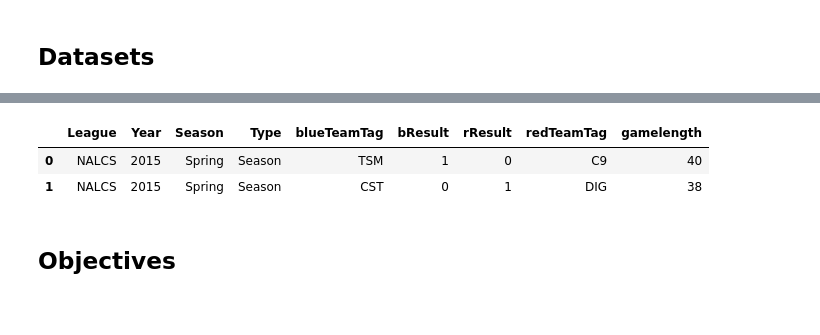
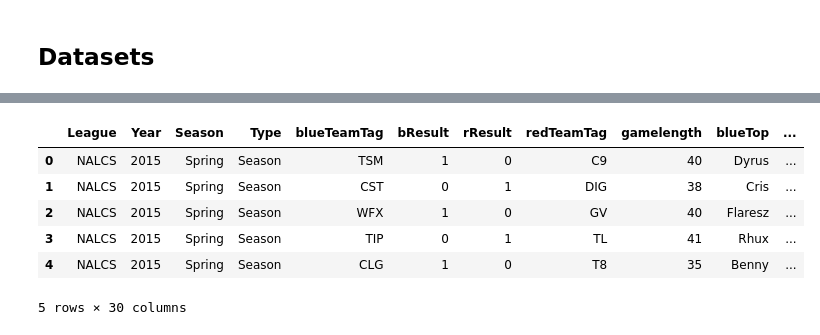
Before and after one commit to JeremyVandercam/lewagon-project-idee, a Jupyter notebook: lol.ipynb, the cells around one changed output, grey strips where cells are left out. Saved outputs shown, nothing was run; the diff lists cells and outputs as text; code cells hidden in the pictures; blank space fills up the shorter version.

```diff
--- a/lol.ipynb
+++ b/lol.ipynb
@@ -22,10 +30,12 @@ Image(filename='data/images/minimap-932x620.jpg')
 # %%
-# Dataset example
-df = pd.read_csv("data/dataset/LeagueofLegends.csv")
-df.iloc[:2, :9]
+# Dataset
+df = pd.read_csv("data/datasets/matchinfo.csv")
+df.head()
 # %% [output]
-|  | League | Year | Season | Type | blueTeamTag | bResult | rResult | redTeamTag | gamelength |
-| 0 | NALCS | 2015 | Spring | Season | TSM | 1 | 0 | C9 | 40 |
-| 1 | NALCS | 2015 | Spring | Season | CST | 0 | 1 | DIG | 38 |
+|  | League | Year | Season | Type | blueTeamTag | bResult | rResult | redTeamTag | gamelength | blueTop | ... |
+| 0 | NALCS | 2015 | Spring | Season | TSM | 1 | 0 | C9 | 40 | Dyrus | ... |
+| 1 | NALCS | 2015 | Spring | Season | CST | 0 | 1 | DIG | 38 | Cris | ... |
+| 2 | NALCS | 2015 | Spring | Season | WFX | 1 | 0 | GV | 40 | Flaresz | ... |
+| 3 | NALCS | 2015 | Spring | Season | TIP | 0 | 1 | TL | 41 | Rhux | ... |
+| 4 | NALCS | 2015 | Spring | Season | CLG | 1 | 0 | T8 | 35 | Benny | ... |
+5 rows × 30 columns
-# %% [markdown]
-## Objectives
```
Also changed, not shown: parts of 16 cells of this notebook, 1 other file.
